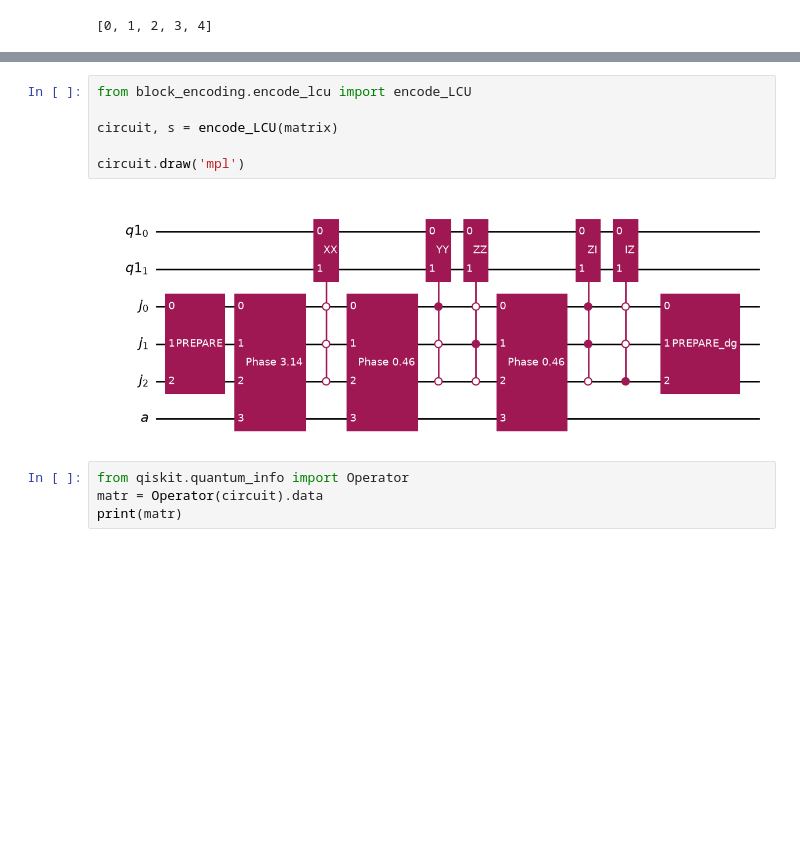
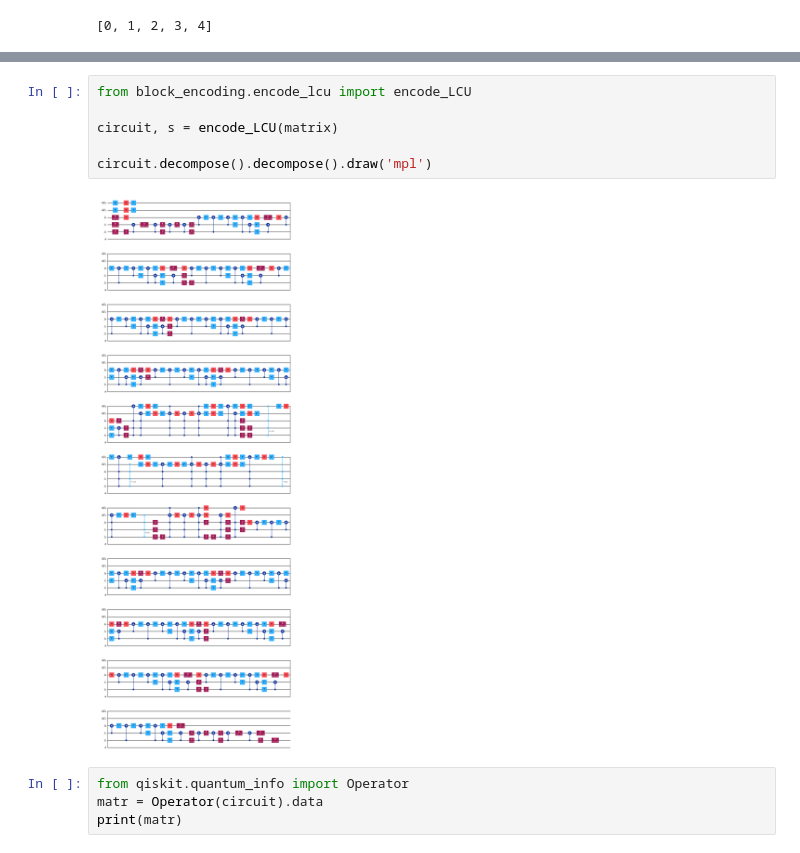
Before and after one commit to Laur1er/block-encoding, a Jupyter notebook: test.ipynb, the cells around one changed output, grey strips where cells are left out. Cells and saved outputs as stored; diff of their text form; blank space fills up the shorter version.

```diff
--- a/test.ipynb
+++ b/test.ipynb
@@ -99,11 +101,11 @@ circuit.draw('mpl')
 # %%
 from block_encoding.encode_lcu import encode_LCU
 
 circuit, s = encode_LCU(matrix)
 
-circuit.draw('mpl')
+circuit.decompose().decompose().draw('mpl')
 # %% [output]
-[figure, old version]
+[figure, new version]
 # %%
 from qiskit.quantum_info import Operator
 matr = Operator(circuit).data
```
Also changed, not shown: parts of 2 cells of this notebook, 7 other files.
